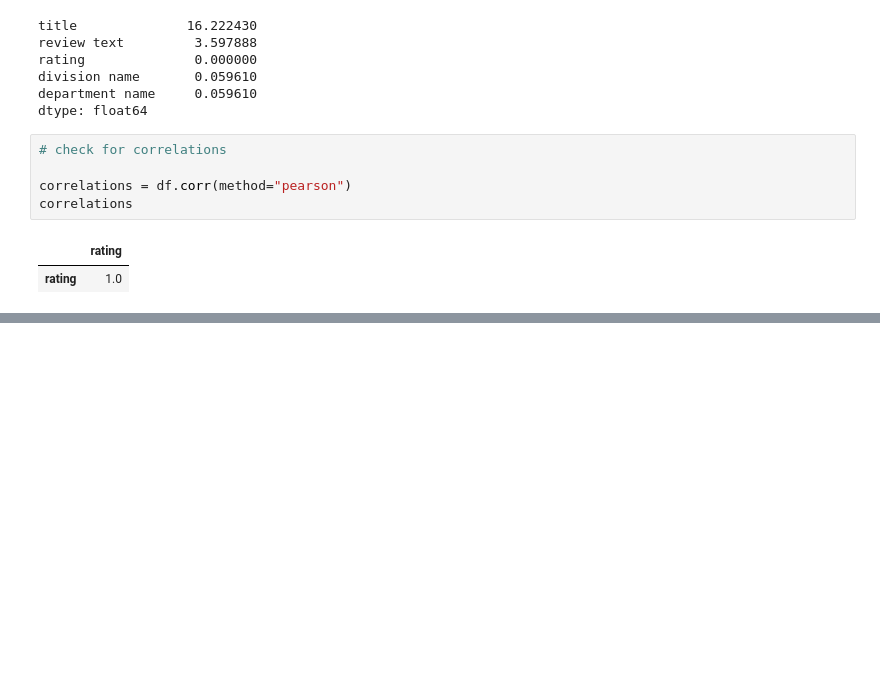
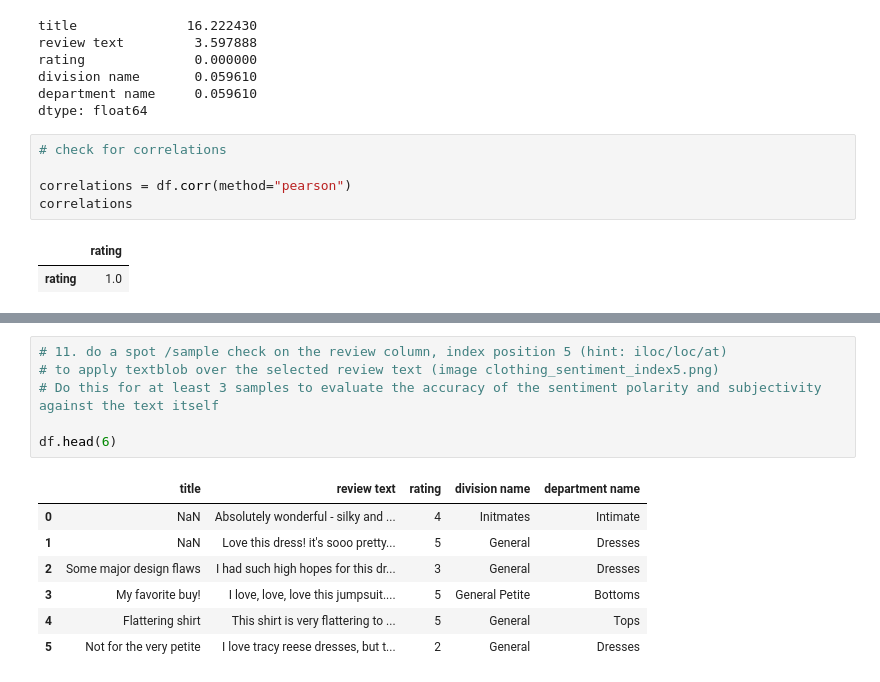
Before and after one commit to tonyhathuc/w8d1-lab-NLP, a Jupyter notebook: w8d1-lab-NLP.ipynb, the cells around one changed output, grey strips where cells are left out. Cells and saved outputs as stored; diff of their text form; blank space fills up the shorter version.

```diff
--- a/w8d1-lab-NLP.ipynb
+++ b/w8d1-lab-NLP.ipynb
@@ -221,0 +236,14 @@ Name: rating, dtype: float64
+# %%
+# 11. do a spot /sample check on the review column, index position 5 (hint: iloc/loc/at)
+# to apply textblob over the selected review text (image clothing_sentiment_index5.png)
+# Do this for at least 3 samples to evaluate the accuracy of the sentiment polarity and subjectivity against the text itself
+
+df.head(6)
+# %% [output]
+|  | title | review text | rating | division name | department name |
+| 0 | NaN | Absolutely wonderful - silky and ... | 4 | Initmates | Intimate |
+| 1 | NaN | Love this dress! it's sooo pretty... | 5 | General | Dresses |
+| 2 | Some major design flaws | I had such high hopes for this dr... | 3 | General | Dresses |
+| 3 | My favorite buy! | I love, love, love this jumpsuit.... | 5 | General Petite | Bottoms |
+| 4 | Flattering shirt | This shirt is very flattering to ... | 5 | General | Tops |
+| 5 | Not for the very petite | I love tracy reese dresses, but t... | 2 | General | Dresses |
```
Also changed, not shown: parts of 11 cells of this notebook.
